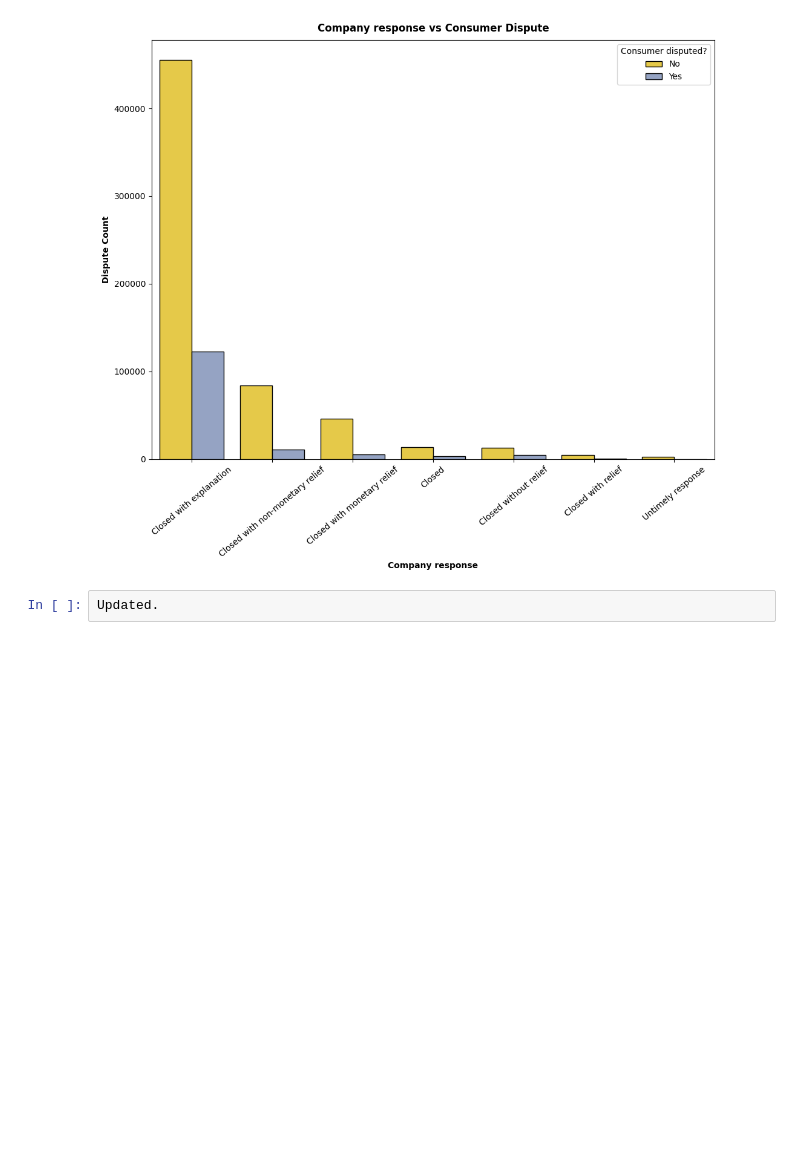
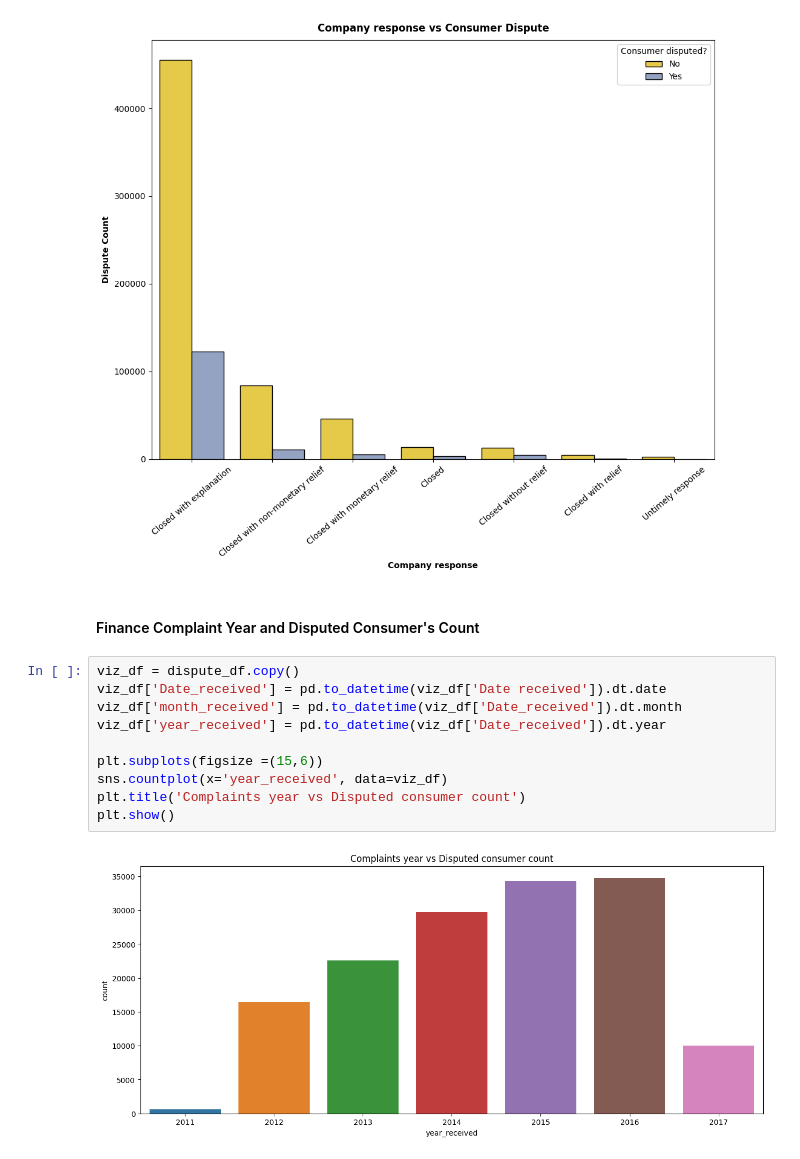
Before and after one commit to Sheiphan/Complaints_Prediction_NLP, a Jupyter notebook: Research/EDA.ipynb, the cells around one changed output. Cells and saved outputs as stored; diff of their text form; blank space fills up the shorter version.

Commit message:
Visualization Complete

```diff
--- a/Research/EDA.ipynb
+++ b/Research/EDA.ipynb
@@ -356,5 +356,17 @@ plt.xticks(rotation=40)
   Text(5, 0, 'Closed with relief'),
   Text(6, 0, 'Untimely response')])
 [figure]
-# %%
-Updated.
+# %% [markdown]
+#### Finance Complaint Year and Disputed Consumer's Count
+# %%
+viz_df = dispute_df.copy()
+viz_df['Date_received'] = pd.to_datetime(viz_df['Date received']).dt.date
+viz_df['month_received'] = pd.to_datetime(viz_df['Date_received']).dt.month
+viz_df['year_received'] = pd.to_datetime(viz_df['Date_received']).dt.year
+
+plt.subplots(figsize =(15,6))
+sns.countplot(x='year_received', data=viz_df)
+plt.title('Complaints year vs Disputed consumer count')
+plt.show()
+# %% [output]
+[figure, added]
```
Also changed, not shown: parts of 5 cells of this notebook.
